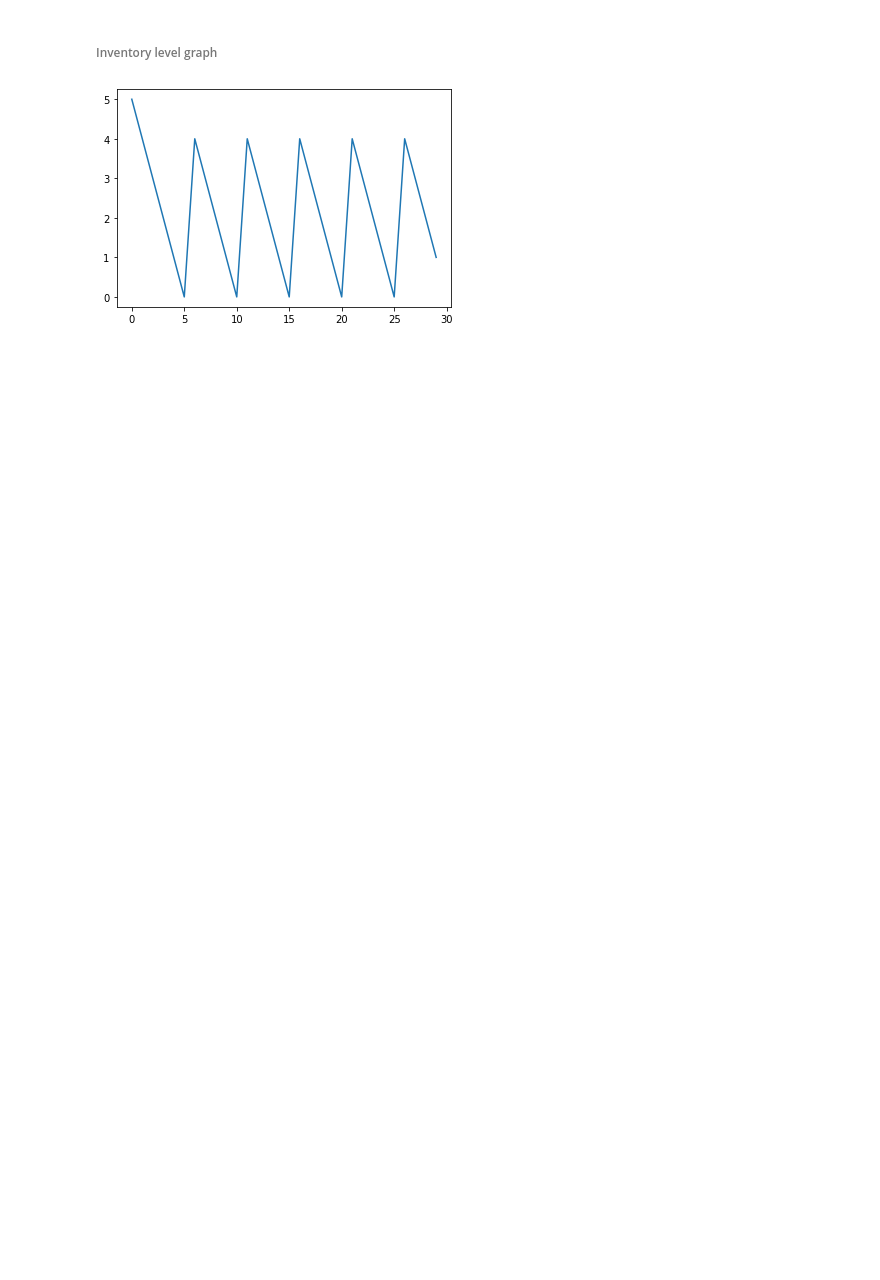
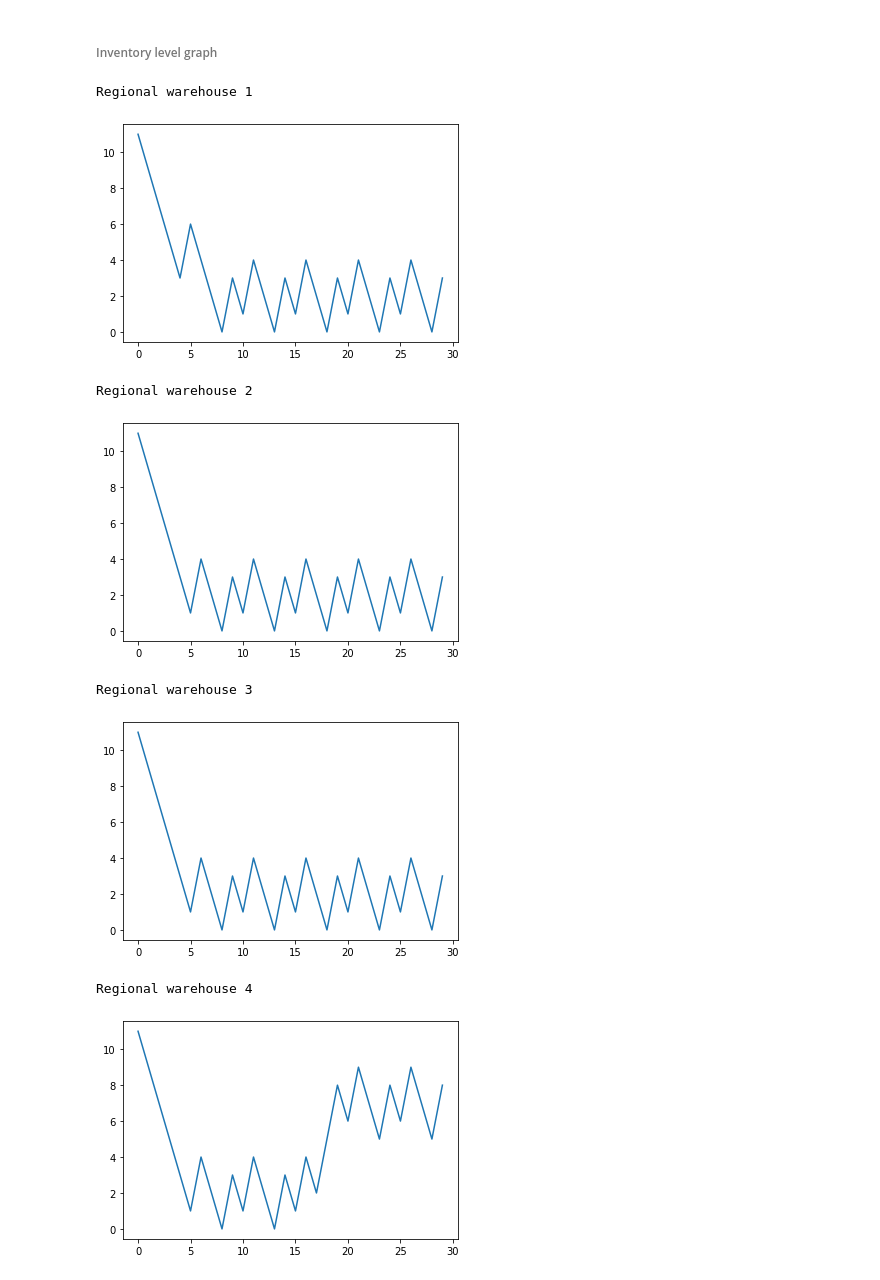
Before and after one commit to PatrickSinger99/ReinforcementLearningInventoryManagement, a Jupyter notebook: 2_multiple_rw/main.ipynb, the cells around one changed output. Cells and saved outputs as stored; diff of their text form; code cells hidden in the pictures; blank space fills up the shorter version.

```diff
--- a/2_multiple_rw/main.ipynb
+++ b/2_multiple_rw/main.ipynb
@@ -14,10 +22,10 @@ from rl_environment import Environment
 ### Environment creation
 # %%
 # Parameters
-number_of_regional_warehouses = 1
-max_inventory_amount_regional_warehouses = 20
+number_of_regional_warehouses = 4
+max_inventory_amount_regional_warehouses = 40
 max_inventory_amount_central_warehouse = 100
-customer_demand_per_step = 1
+customer_demand_per_step = 2
 simulation_length = 30
 lead_time = 3
 # %%
@@ -41,6 +63,6 @@ Proximal Policy Optimization
 https://openai.com/blog/openai-baselines-ppo/
 # %%
 ppo_model = PPO2(MlpPolicy, env, verbose=1)
-ppo_model.learn(total_timesteps=30000)
+ppo_model.learn(total_timesteps=300000)
 # %% [output]
 Wrapping the env in a DummyVecEnv.
@@ -76,15 +98,22 @@ state = env.reset()
 done = False
 
 # Graph data
-inventory_levels = []
+inventory_levels = {}
+for rw_id in env.simulation.get_regional_warehouses():
+    inventory_levels[rw_id] = []
 
 # Run simulation with model
 while not done:
     action, _states = ppo_model.predict(state)
     state, reward, done, info = env.step(action)
 
-    inventory_levels.append(info["Inventory:"])
+    # For Graph
+    i = 1
+    for inv in info["Inventory:"]:
+        inventory_levels[i].append(inv)
+        i += 1
 
+    # print(env.simulation.print_state())
     for i in info:
         print(i, info[i], end=" | ")
     print()
@@ -111,7 +140,16 @@ Steps left: 0 | Inventory: 1 | Action: 1 | Reward: 0.5 |
 # %% [markdown]
 ###### Inventory level graph
 # %%
-plt.plot(inventory_levels)
-plt.show()
+for rw_id in inventory_levels:
+    print("Regional warehouse", rw_id)
+    plt.plot(inventory_levels[rw_id])
+    plt.show()
 # %% [output]
+Regional warehouse 1
-[figure, old version]
+[figure, new version]
+Regional warehouse 2
+[figure, added]
+Regional warehouse 3
+[figure, added]
+Regional warehouse 4
+[figure, added]
```
Also changed, not shown: parts of 5 cells of this notebook, 2 other files.
